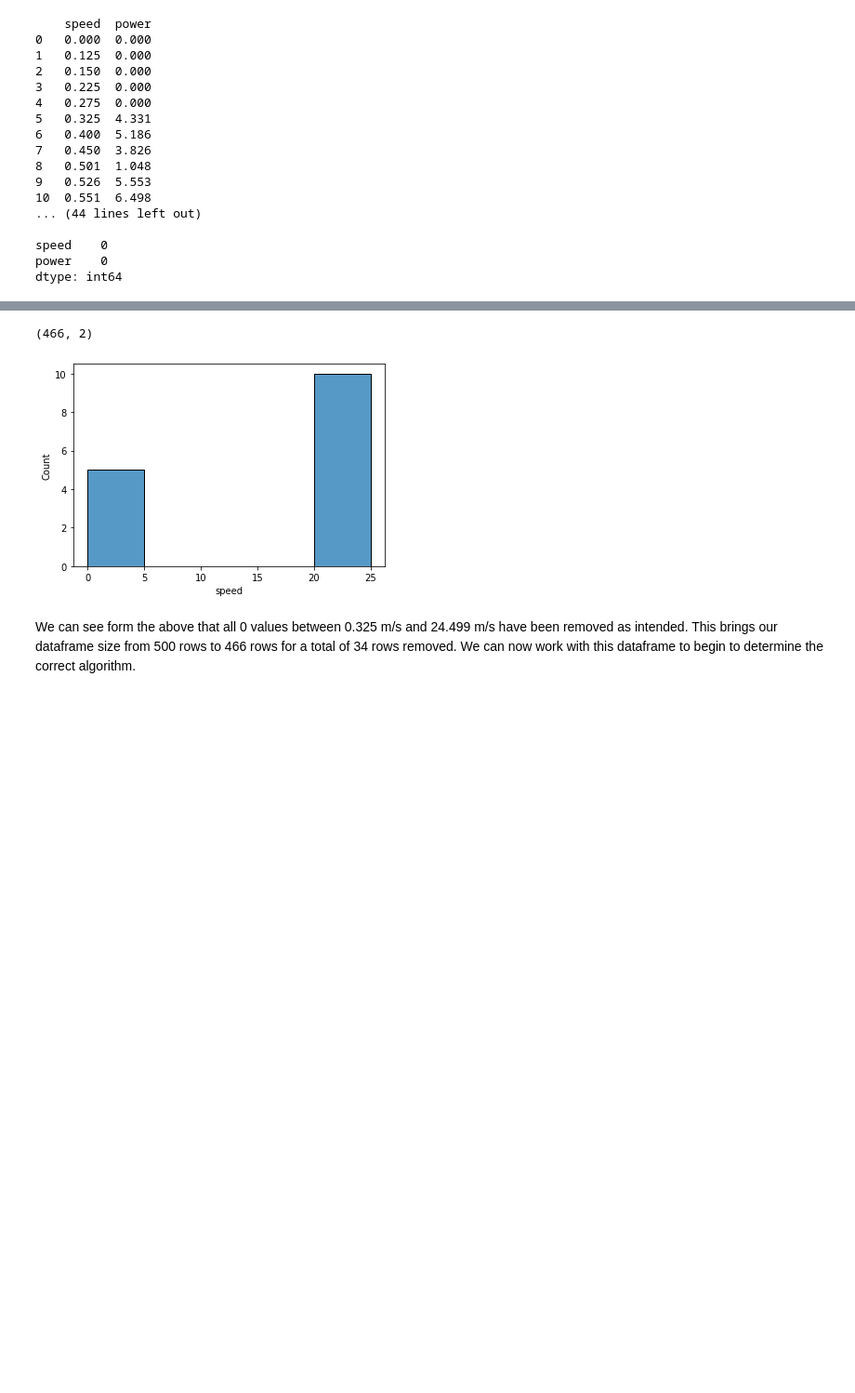
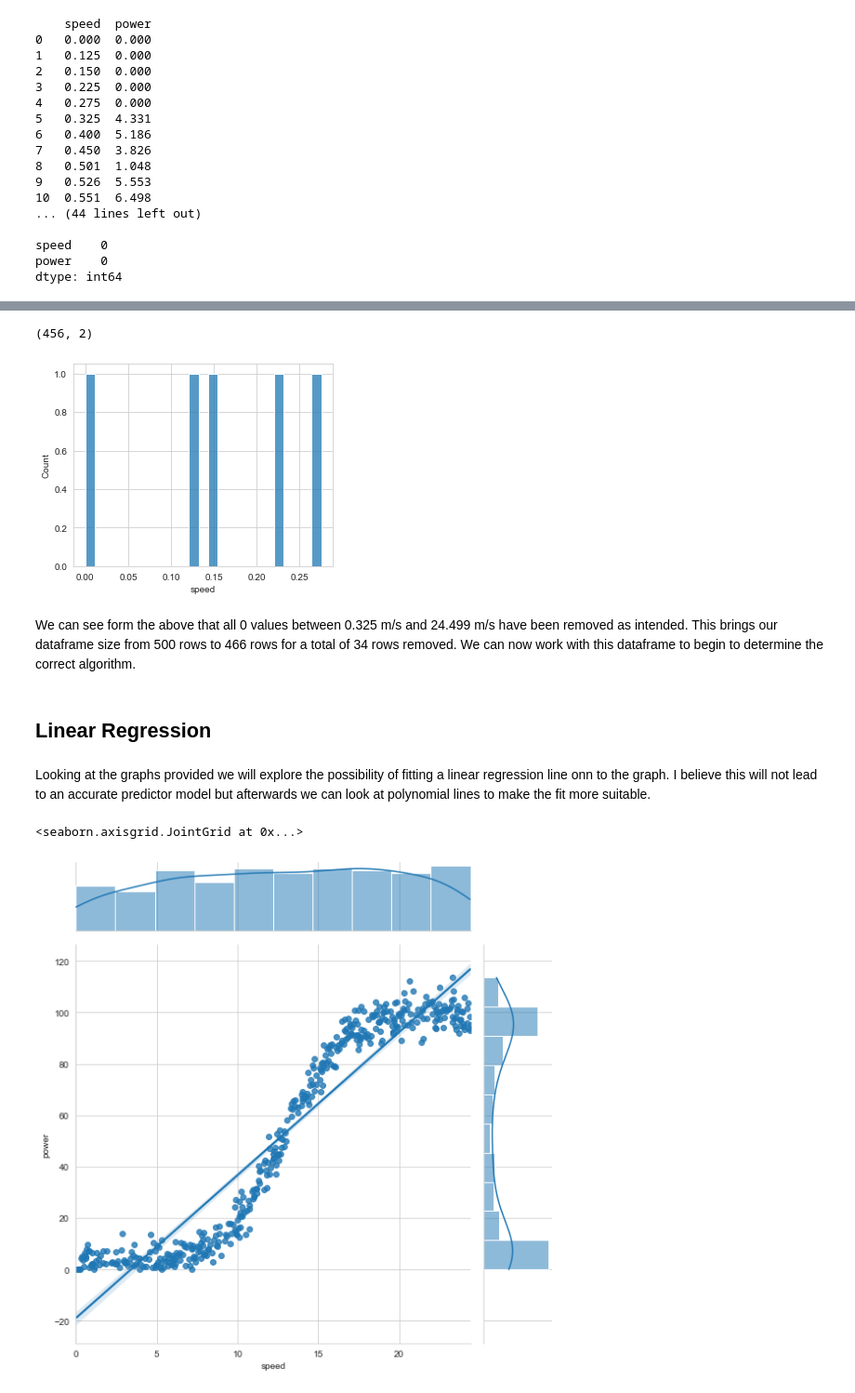
Before and after one commit to IanWafer/Machine-Learning-and-Statistics-Project, a Jupyter notebook: Machine Learning & Statistics Project.ipynb, the cells around one changed output, grey strips where cells are left out. Shown: that part at 93% size. Cells and saved outputs as stored; diff of their text form; code cells hidden in the pictures; blank space fills up the shorter version.

```diff
--- a/Machine Learning & Statistics Project.ipynb
+++ b/Machine Learning & Statistics Project.ipynb
@@ -89,11 +106,20 @@ sns.pairplot(df)
 # Check dataframe for locations of remaining 0 values
 df_check= df[df['power'] == 0]
 
-sns.histplot(data=df_check, x="speed");
+sns.histplot(data=df_check, x="speed", bins=25);
 
 df.shape
 # %% [output]
-(466, 2)
+(456, 2)
-[figure, old version]
+[figure, new version]
 # %% [markdown]
 We can see form  the above that all 0 values between 0.325 m/s and 24.499 m/s have been removed as intended. This brings our dataframe size from 500 rows to 466 rows for a total of 34 rows removed. We can now work with this dataframe to begin to determine the correct algorithm.
+# %% [markdown]
+## Linear Regression
+# %% [markdown]
+Looking at the graphs provided we will explore the possibility of fitting a linear regression line onn to the graph. I believe this will not lead to an accurate predictor model but afterwards we can look at polynomial lines to make the fit more suitable.
+# %%
+sns.jointplot(data=df, x="speed", y="power",kind="reg", height= 8)
+# %% [output]
+<seaborn.axisgrid.JointGrid at 0x...>
+[figure, added]
```
Also changed, not shown: parts of 14 cells of this notebook.
